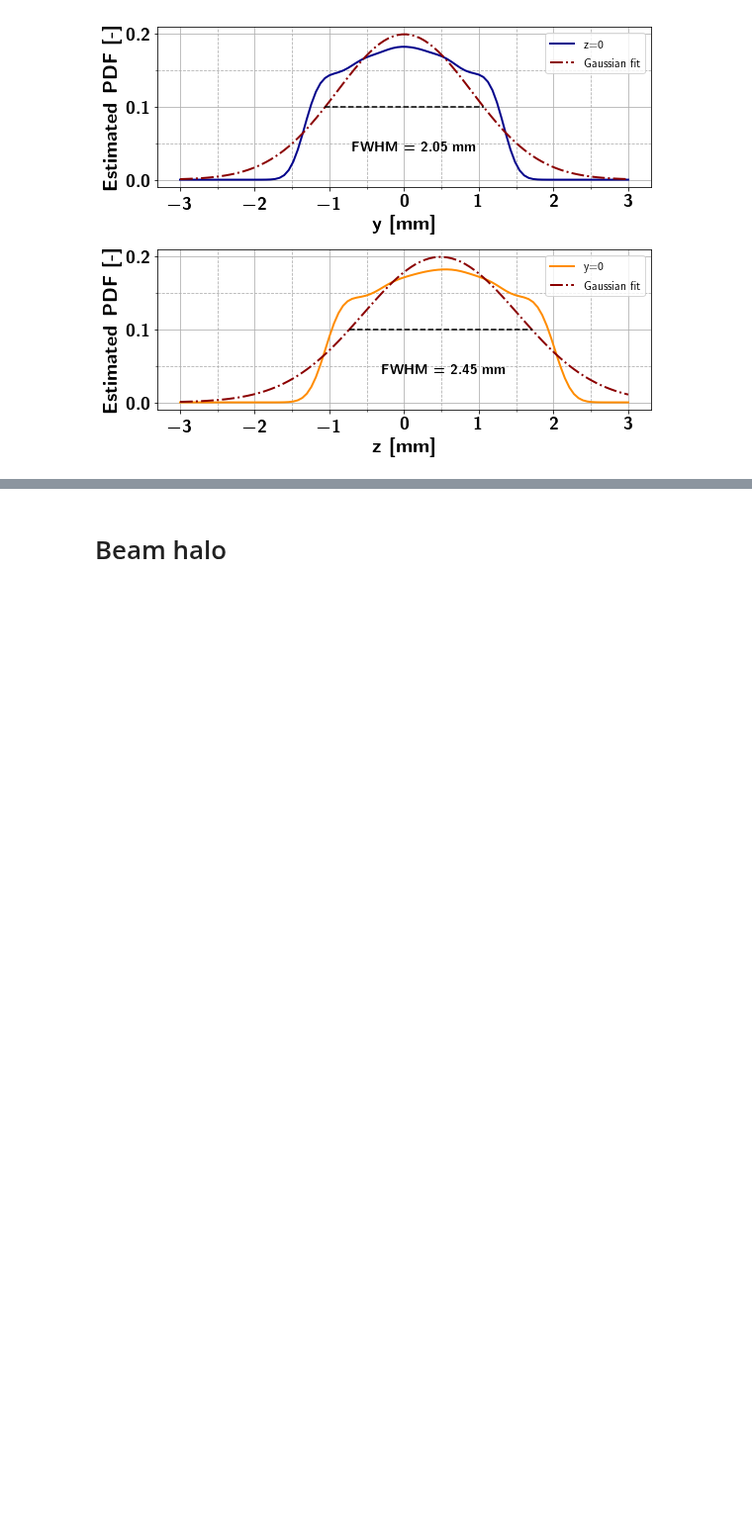
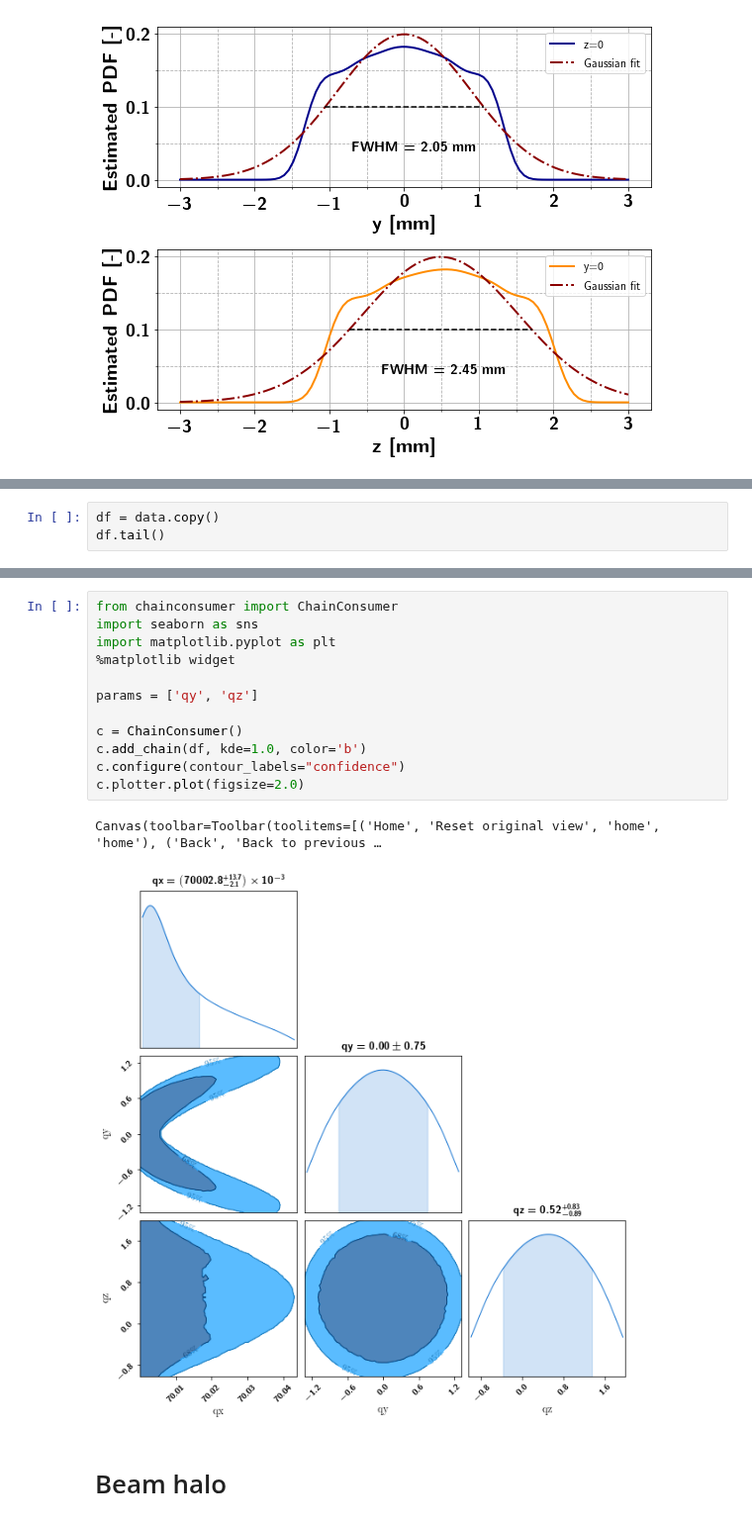
Before and after one commit to kromerh/phd_python, a Jupyter notebook: 03_COMSOL/03_BeamOptics/09.EmittingSpotSizeSimulation/03.EmittingSpotSize_Mesh_refinement_particle_on_target.ipynb, the cells around one changed output, grey strips where cells are left out. Shown at 99% size. Drawn from its saved outputs; the diff is of its cells as text; blank space fills up the shorter version.

```diff
--- a/03_COMSOL/03_BeamOptics/09.EmittingSpotSizeSimulation/03.EmittingSpotSize_Mesh_refinement_particle_on_target.ipynb
+++ b/03_COMSOL/03_BeamOptics/09.EmittingSpotSizeSimulation/03.EmittingSpotSize_Mesh_refinement_particle_on_target.ipynb
@@ -517,0 +530,3 @@ FWHM in y: 2.445700041889826
+# %%
+df = data.copy()
+df.tail()
@@ -518,3 +635,18 @@ FWHM in y: 2.445700041889826
+# %%
+from chainconsumer import ChainConsumer
+import seaborn as sns
+import matplotlib.pyplot as plt
+%matplotlib widget
+
+params = ['qy', 'qz']
+
+c = ChainConsumer()
+c.add_chain(df, kde=1.0, color='b')
+c.configure(contour_labels="confidence")
+c.plotter.plot(figsize=2.0)
+# %% [output]
+Canvas(toolbar=Toolbar(toolitems=[('Home', 'Reset original view', 'home', 'home'), ('Back', 'Back to previous …
+[figure, added]
 # %% [markdown]
 # Beam halo
 # %%
```
Also changed, not shown: parts of 7 cells of this notebook, 6 other files.
